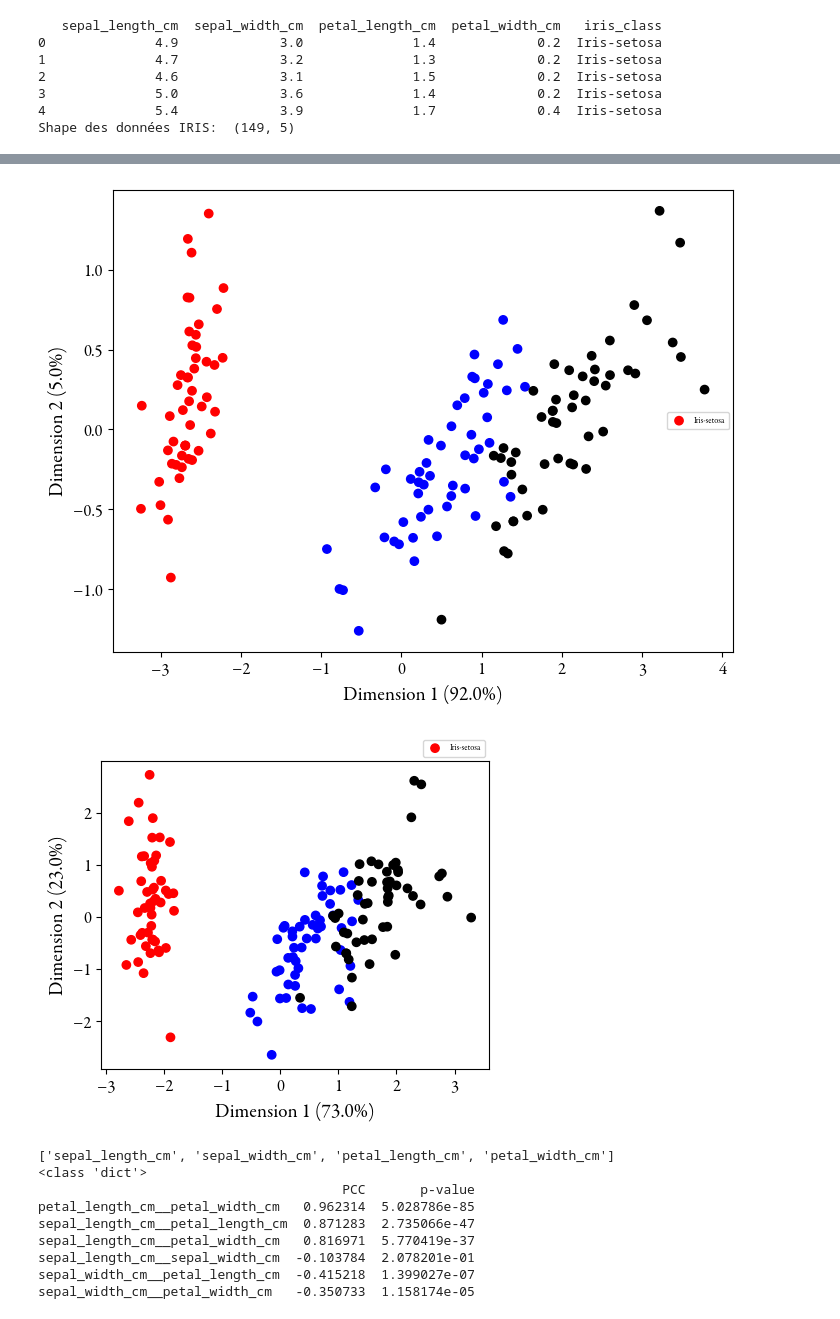
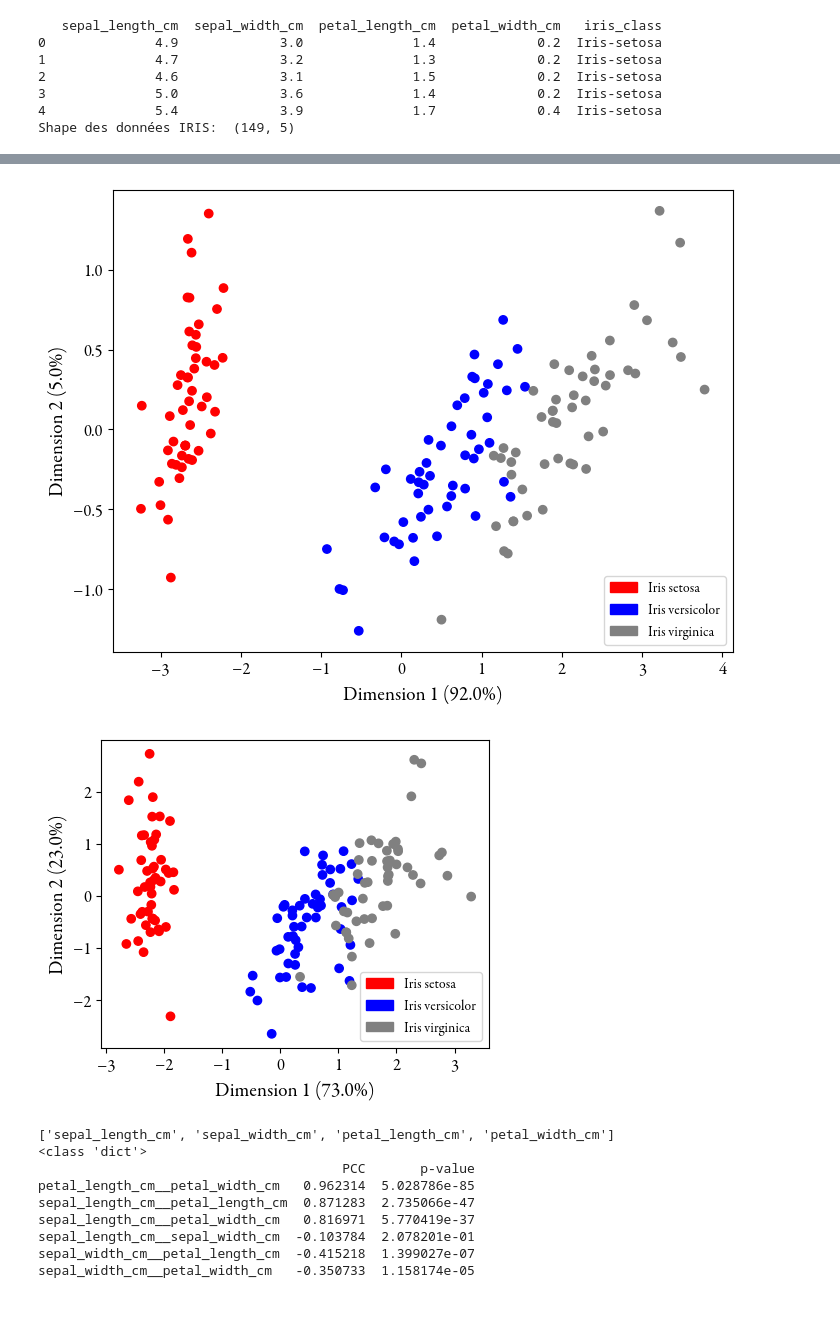
Before and after one commit to RMorana/DU_Data, a Jupyter notebook: DimReduc.ipynb, the cells around one changed output, grey strips where cells are left out. Saved outputs shown, nothing was run; the diff lists cells and outputs as text; code cells hidden in the pictures.

```diff
--- a/DimReduc.ipynb
+++ b/DimReduc.ipynb
@@ -139,7 +152,7 @@ df_pca_rawdatas_classe["iris_class"]=df_iris["iris_class"] # Ajout des classes p
 # Affichage des données avec 2 composantes principales, données brutes
 labels = ["Iris-setosa","Iris-versicolor","Iris-virginica"]
 (fig, ax) = plt.subplots(figsize=(8, 6)) # ax = fig.add_subplot()
-colors={"Iris-setosa":"red","Iris-versicolor":"blue","Iris-virginica":"black"}
+colors={"Iris-setosa":"red","Iris-versicolor":"blue","Iris-virginica":"grey"}
 sctt=ax.scatter(x=df_pca_rawdatas_classe[0],y=df_pca_rawdatas_classe[1], c=df_pca_rawdatas_classe["iris_class"].map(colors))
 plt.xticks(fontsize=12)
 plt.yticks(fontsize=12)
@@ -147,36 +160,46 @@ plt.xlabel("Dimension 1 (" + str(round(pca.explained_variance_ratio_[0],2)*100)
 plt.ylabel("Dimension 2 (" + str(round(pca.explained_variance_ratio_[1],2)*100) + "%)", fontsize=14)
 
 # Créez une légende avec des labels spécifiques aux catégories d'iris
-ax.legend(labels=labels, loc='center right', prop={'size':6})
+red_patch = mpatches.Patch(color='red', label='Iris setosa')
+blue_patch = mpatches.Patch(color='blue', label='Iris versicolor')
+grey_patch = mpatches.Patch(color='grey', label='Iris virginica')
+ax.legend(handles=[red_patch,blue_patch,grey_patch])
+
+# Afficher
 plt.show()
 # %% [output]
-[figure, old version]
+[figure, new version]
 # %%
 # Projet 1. Q3.
 
 # Affichage des données avec 2 composantes principales, données centrées réduites
 
 pca=PCA(n_components=2)
 components = pca.fit_transform(df_iris_cr[["sepal_length_cm","sepal_width_cm","petal_length_cm","petal_width_cm"]])
 df_pca_data_cr = pd.DataFrame(data=components)
 df_pca_data_cr_classe = df_pca_data_cr.copy()
 df_pca_data_cr_classe["iris_class"]=df_iris_cr["iris_class"]
 df_pca_data_cr_classe.rename(columns={0:"PC1",1:"PC2"}, inplace=True)
 
 # Affichage des données avec 2 composantes principales
 labels = ["Iris-setosa","Iris-versicolor","Iris-virginica"]
 fig = plt.figure(figsize=(5,4))
 ax = fig.add_subplot()
-colors={"Iris-setosa":"red","Iris-versicolor":"blue","Iris-virginica":"black"}
+colors={"Iris-setosa":"red","Iris-versicolor":"blue","Iris-virginica":"grey"}
+
+red_patch = mpatches.Patch(color='red', label='Iris setosa')
+blue_patch = mpatches.Patch(color='blue', label='Iris versicolor')
+grey_patch = mpatches.Patch(color='grey', label='Iris virginica')
+ax.legend(handles=[red_patch,blue_patch,grey_patch])
+
 sctt=ax.scatter(x=df_pca_data_cr_classe["PC1"],y=df_pca_data_cr_classe["PC2"], c=df_pca_data_cr_classe["iris_class"].map(colors))
 plt.xticks(fontsize=12)
 plt.yticks(fontsize=12)
 plt.xlabel("Dimension 1 (" + str(round(pca.explained_variance_ratio_[0],2)*100) + "%)", fontsize=14)
 plt.ylabel("Dimension 2 (" + str(round(pca.explained_variance_ratio_[1],2)*100) + "%)", fontsize=14)
-plt.legend(labels=labels, loc='lower right', prop={'size':6}, bbox_to_anchor=(1, 1))
 plt.show()
 # %% [output]
-[figure, old version]
+[figure, new version]
 # %%
 # Projet 1. Q4.
 
```
Also changed, not shown: parts of 7 cells of this notebook.
